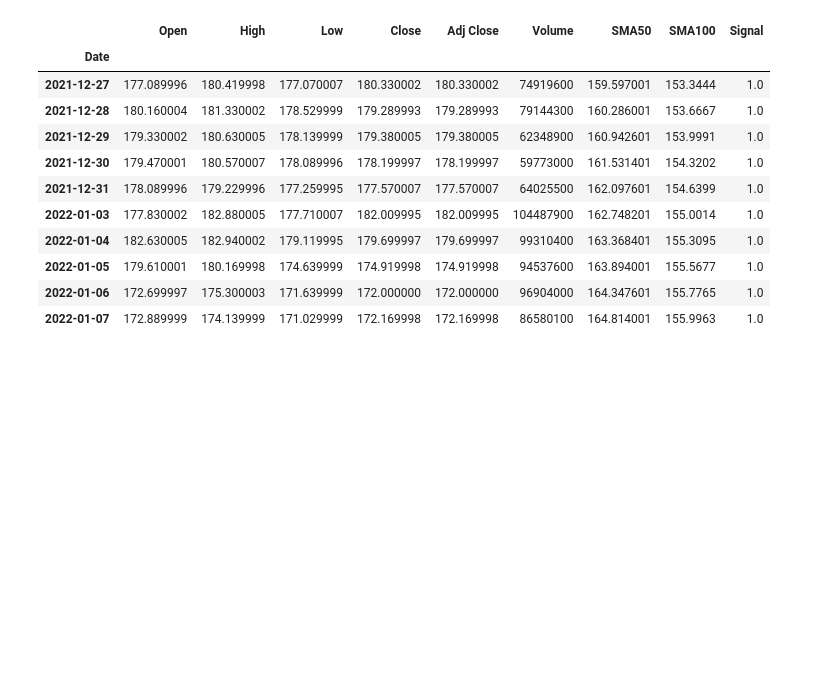
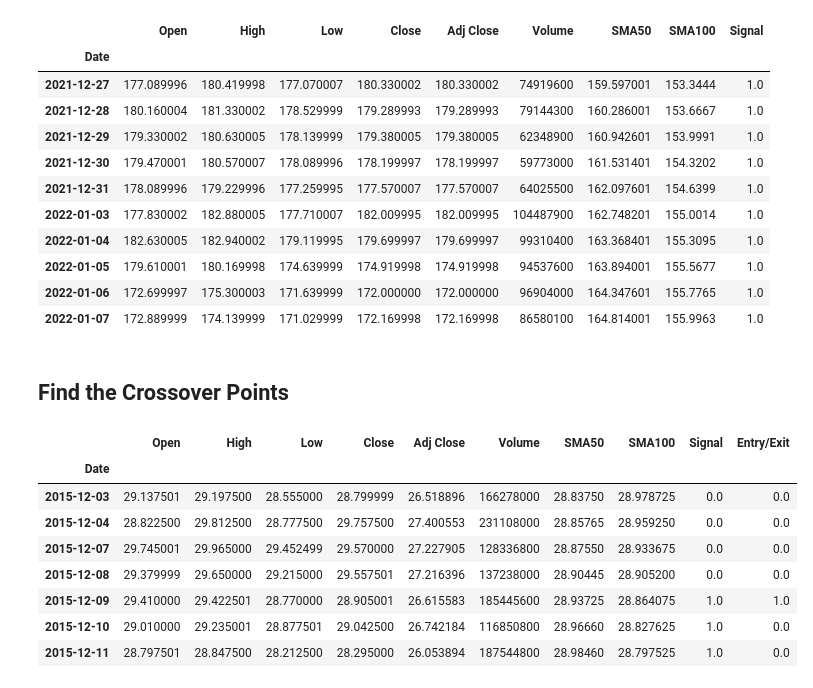
Before and after one commit to SpeedsMach5/Mega-Sharks_Q_Branch, a Jupyter notebook: dmac_strategy.ipynb, the cells around one changed output. Cells and saved outputs as stored; diff of their text form; code cells hidden in the pictures; blank space fills up the shorter version.

Commit message:
Find the Crossover Points on dmac_strategy.ipynb

```diff
--- a/dmac_strategy.ipynb
+++ b/dmac_strategy.ipynb
@@ -150,3 +150,22 @@ See the caveats in the documentation: https://pandas.pydata.org/pandas-docs/stab
 | 2022-01-05 | 179.610001 | 180.169998 | 174.639999 | 174.919998 | 174.919998 | 94537600 | 163.894001 | 155.5677 | 1.0 |
 | 2022-01-06 | 172.699997 | 175.300003 | 171.639999 | 172.000000 | 172.000000 | 96904000 | 164.347601 | 155.7765 | 1.0 |
 | 2022-01-07 | 172.889999 | 174.139999 | 171.029999 | 172.169998 | 172.169998 | 86580100 | 164.814001 | 155.9963 | 1.0 |
+# %% [markdown]
+## Find the Crossover Points
+# %%
+# Calculate the points in time when the Signal value changes
+# Identify trade entry (1) and exit (-1) points
+signals_df["Entry/Exit"] = signals_df["Signal"].diff()
+
+# Review the DataFrame
+signals_df.loc["2015-12-03":"2015-12-13"]
+# %% [output]
+|  | Open | High | Low | Close | Adj Close | Volume | SMA50 | SMA100 | Signal | Entry/Exit |
+| Date |  |  |  |  |  |  |  |  |  |  |
+| 2015-12-03 | 29.137501 | 29.197500 | 28.555000 | 28.799999 | 26.518896 | 166278000 | 28.83750 | 28.978725 | 0.0 | 0.0 |
+| 2015-12-04 | 28.822500 | 29.812500 | 28.777500 | 29.757500 | 27.400553 | 231108000 | 28.85765 | 28.959250 | 0.0 | 0.0 |
+| 2015-12-07 | 29.745001 | 29.965000 | 29.452499 | 29.570000 | 27.227905 | 128336800 | 28.87550 | 28.933675 | 0.0 | 0.0 |
+| 2015-12-08 | 29.379999 | 29.650000 | 29.215000 | 29.557501 | 27.216396 | 137238000 | 28.90445 | 28.905200 | 0.0 | 0.0 |
+| 2015-12-09 | 29.410000 | 29.422501 | 28.770000 | 28.905001 | 26.615583 | 185445600 | 28.93725 | 28.864075 | 1.0 | 1.0 |
+| 2015-12-10 | 29.010000 | 29.235001 | 28.877501 | 29.042500 | 26.742184 | 116850800 | 28.96660 | 28.827625 | 1.0 | 0.0 |
+| 2015-12-11 | 28.797501 | 28.847500 | 28.212500 | 28.295000 | 26.053894 | 187544800 | 28.98460 | 28.797525 | 1.0 | 0.0 |
```
